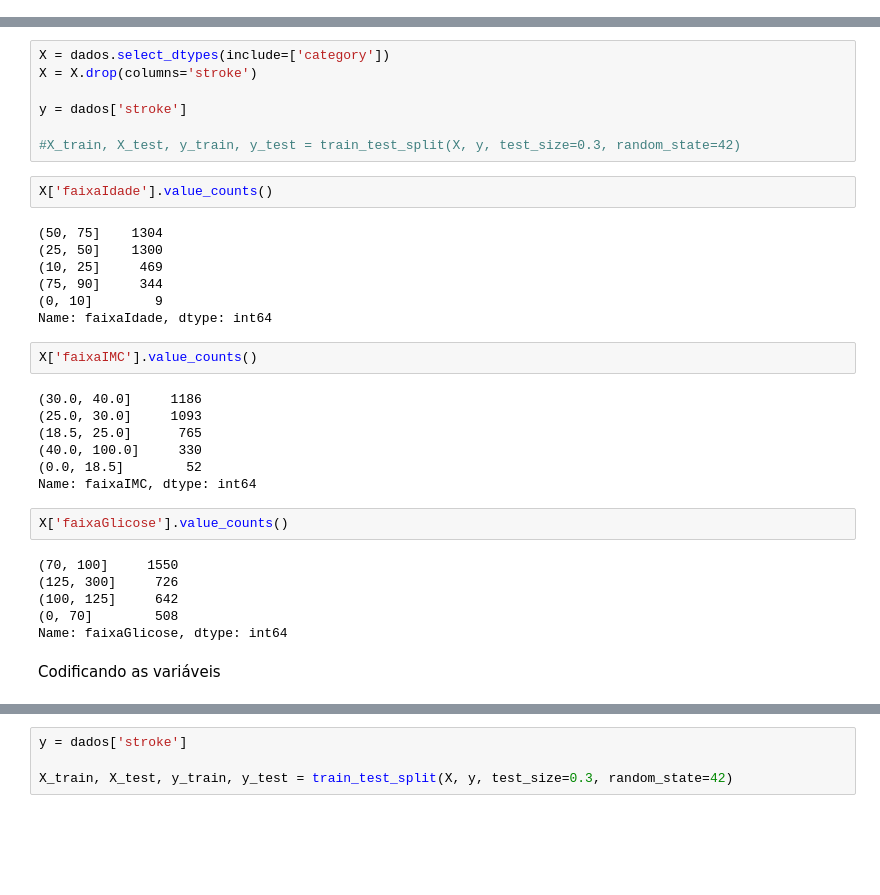
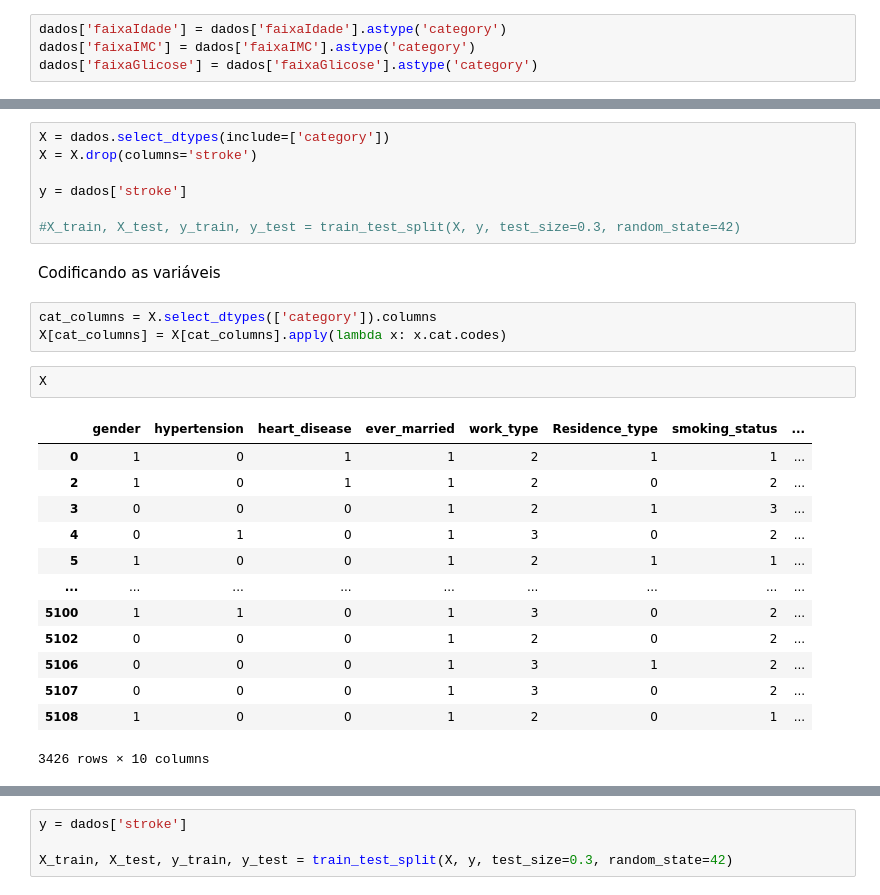
Before and after one commit to mariamaOlive/estatistica-residencia, a Jupyter notebook: projetoEstatisticaDescritiva.ipynb, the cells around one changed output, grey strips where cells are left out. Cells and saved outputs as stored; diff of their text form; blank space fills up the shorter version.

```diff
--- a/projetoEstatisticaDescritiva.ipynb
+++ b/projetoEstatisticaDescritiva.ipynb
@@ -229,6 +229,10 @@ dados['faixaIMC'] = pd.cut(dados['bmi'], [0, 18.5, 25, 30, 40, 100])
 # %%
 dados['faixaGlicose'] = pd.cut(dados['avg_glucose_level'], [0, 70, 100, 125, 300])
 #https://www.who.int/data/gho/indicator-metadata-registry/imr-details/2380
+# %%
+dados['faixaIdade'] = dados['faixaIdade'].astype('category')
+dados['faixaIMC'] = dados['faixaIMC'].astype('category')
+dados['faixaGlicose'] = dados['faixaGlicose'].astype('category')
 # %% [markdown]
 # Classificador Naive Bayes
 # %% [markdown]
@@ -242,34 +246,27 @@ X = X.drop(columns='stroke')
 y = dados['stroke']
 
 #X_train, X_test, y_train, y_test = train_test_split(X, y, test_size=0.3, random_state=42)
-# %%
-X['faixaIdade'].value_counts()
-# %% [output]
-(50, 75]    1304
-(25, 50]    1300
-(10, 25]     469
-(75, 90]     344
-(0, 10]        9
-Name: faixaIdade, dtype: int64
-# %%
-X['faixaIMC'].value_counts()
-# %% [output]
-(30.0, 40.0]     1186
-(25.0, 30.0]     1093
-(18.5, 25.0]      765
-(40.0, 100.0]     330
-(0.0, 18.5]        52
-Name: faixaIMC, dtype: int64
-# %%
-X['faixaGlicose'].value_counts()
-# %% [output]
-(70, 100]     1550
-(125, 300]     726
-(100, 125]     642
-(0, 70]        508
-Name: faixaGlicose, dtype: int64
 # %% [markdown]
 Codificando as variáveis
+# %%
+cat_columns = X.select_dtypes(['category']).columns
+X[cat_columns] = X[cat_columns].apply(lambda x: x.cat.codes)
+# %%
+X
+# %% [output]
+|  | gender | hypertension | heart_disease | ever_married | work_type | Residence_type | smoking_status | ... |
+| 0 | 1 | 0 | 1 | 1 | 2 | 1 | 1 | ... |
+| 2 | 1 | 0 | 1 | 1 | 2 | 0 | 2 | ... |
+| 3 | 0 | 0 | 0 | 1 | 2 | 1 | 3 | ... |
+| 4 | 0 | 1 | 0 | 1 | 3 | 0 | 2 | ... |
+| 5 | 1 | 0 | 0 | 1 | 2 | 1 | 1 | ... |
+| ... | ... | ... | ... | ... | ... | ... | ... | ... |
+| 5100 | 1 | 1 | 0 | 1 | 3 | 0 | 2 | ... |
+| 5102 | 0 | 0 | 0 | 1 | 2 | 0 | 2 | ... |
+| 5106 | 0 | 0 | 0 | 1 | 3 | 1 | 2 | ... |
+| 5107 | 0 | 0 | 0 | 1 | 3 | 0 | 2 | ... |
+| 5108 | 1 | 0 | 0 | 1 | 2 | 0 | 1 | ... |
+3426 rows × 10 columns
 # %%
 # gender
 X['gender'] = X['gender'].map({
```
Also changed, not shown: parts of 3 cells of this notebook.
